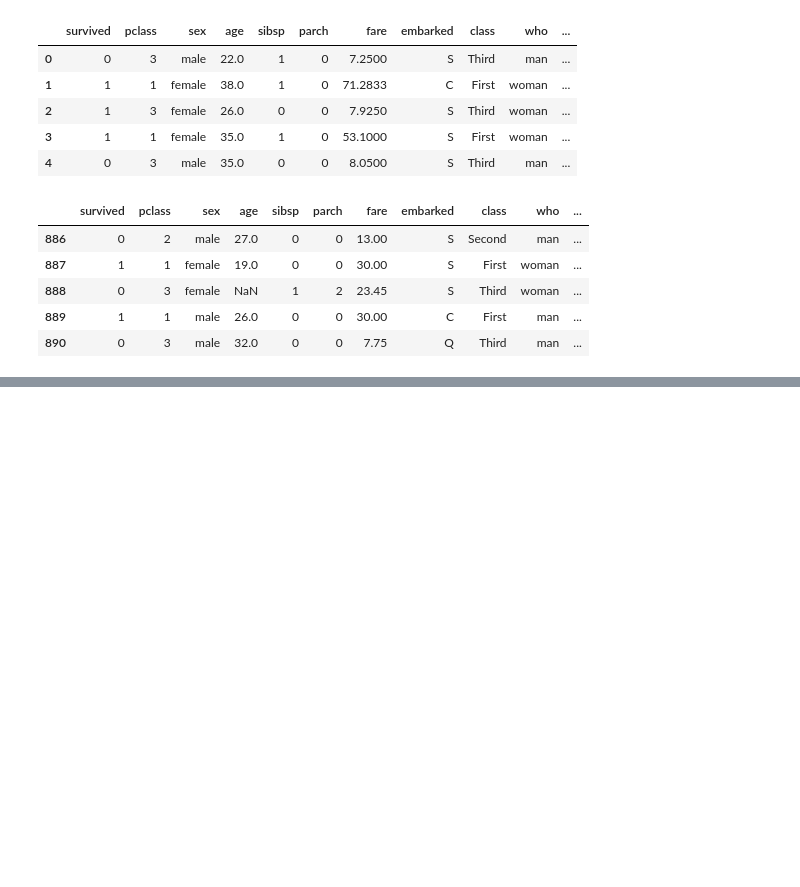
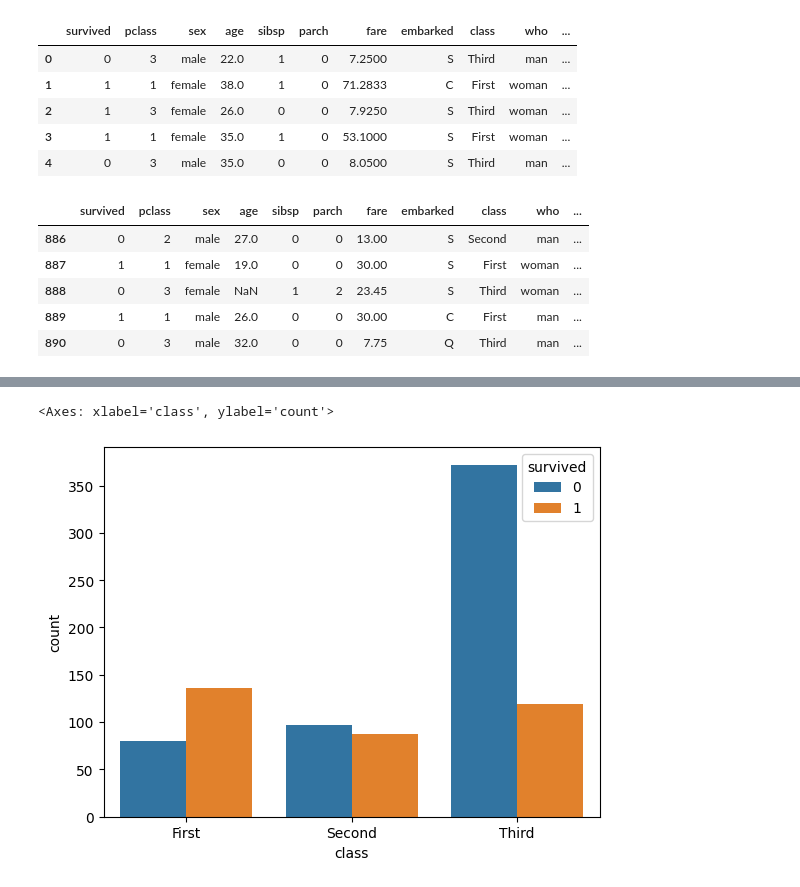
Before and after one commit to Greeshmitha2702/titanic-eda, a Jupyter notebook: main.ipynb, the cells around one changed output, grey strips where cells are left out. Drawn from its saved outputs; the diff is of its cells as text; code cells hidden in the pictures; blank space fills up the shorter version.

```diff
--- a/main.ipynb
+++ b/main.ipynb
@@ -40,0 +97,6 @@ titanic_data.tail()
+# %%
+#class wise survival counts
+sns.countplot(titanic_data,x='class',hue='survived')
+# %% [output]
+<Axes: xlabel='class', ylabel='count'>
+[figure, added]
```
Also changed, not shown: parts of 11 cells of this notebook.
